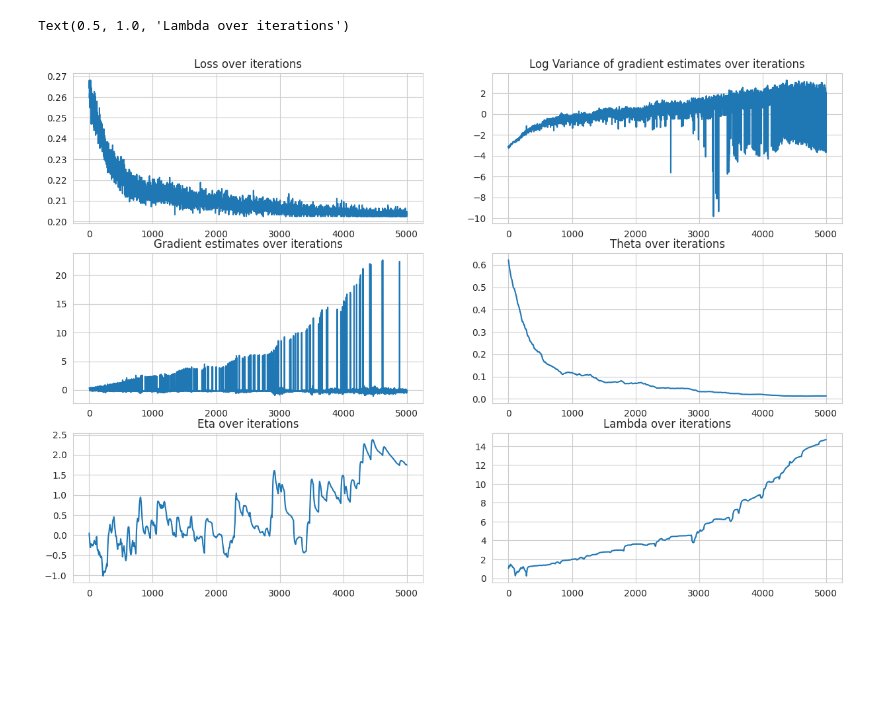
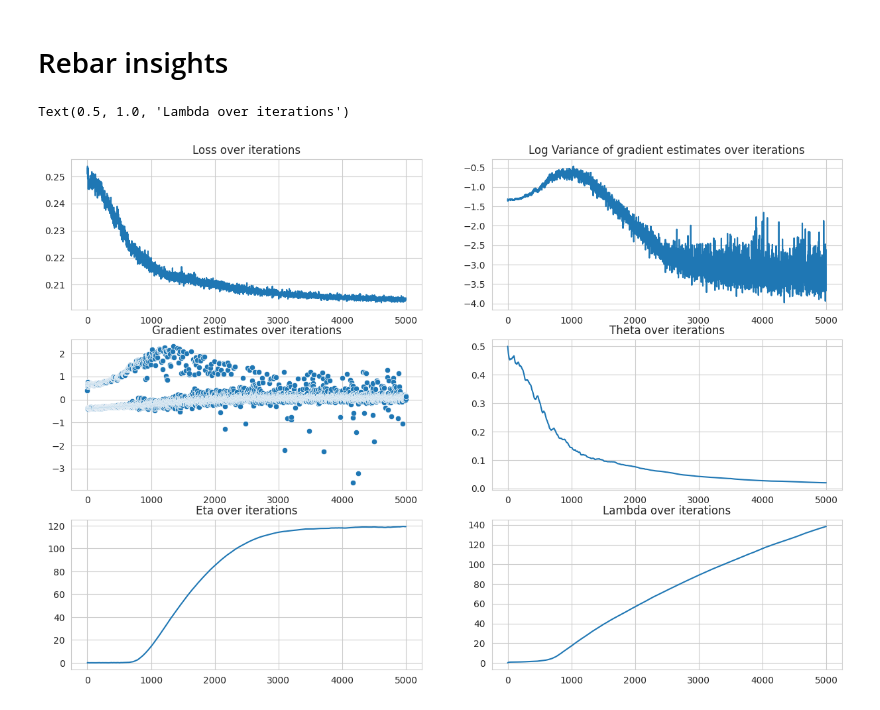
Before and after one commit to ZetrextJG/REBAR-PyTorch, a Jupyter notebook: toy_example_E.ipynb, the cells around one changed output. Saved outputs shown, nothing was run; the diff lists cells and outputs as text; code cells hidden in the pictures; blank space fills up the shorter version.

Commit message:
Working rebar for toy problem

```diff
--- a/toy_example_E.ipynb
+++ b/toy_example_E.ipynb
@@ -91,9 +53,6 @@ def binary_log_likelihood(y, theta):
+# %% [markdown]
+# Rebar insights
 # %%
-max_iter = 5000
-target = 0.45
-f = create_objective(target=target)
-log_pb = binary_log_likelihood
-
 SEED = 42
 np.random.seed(SEED)
 torch.manual_seed(SEED)
@@ -113,28 +64,31 @@ class ThetaModel(nn.Module):
 # %%
+max_iter = 5000
+
 losses = []
 variances = []
 grad_estimates_list = []
+grad_estimates_history = []
+z_tilde_history = []
+rebar_before_grad_history = []
+log_prob_history = []
+z_history = []
 etas = []
 lmbdas = []
 thetas = []
 rebar_before_grads = []
 
-n_variance_samples = 128  # N.o samples to compute variance
+n_variance_samples = 1024  # N.o samples to compute variance
 
-lmbda = torch.tensor([1.0], requires_grad=True)
-eta = torch.tensor([0.1], requires_grad=True)
+lmbda = torch.tensor([0.1], requires_grad=True)
+eta = torch.tensor([-0.1], requires_grad=True)
 
-theta_model = ThetaModel()
-theta_model.train()
+theta_model = SigmoidThetaModel(initial_theta=0.0)
 
-opt = torch.optim.Adam([theta_model.inner_theta], lr=0.01, betas=(0.9, 0.99999))
-opt2 = torch.optim.Adam([lmbda, eta], lr=0.05, betas=(0.9, 0.999))
+opt = torch.optim.Adam(theta_model.parameters(), lr=0.01, betas=(0.9, 0.99999))
+opt2 = torch.optim.Adam([eta, lmbda], lr=0.1, betas=(0.9, 0.99999))
 
 for i in tqdm(range(max_iter)):
-
-    # Initialize theta
-    theta = theta_model.forward()
-
+    theta = theta_model()
     temp_theta = theta.detach().clone().repeat(n_variance_samples, 1)
     temp_theta.requires_grad = True
 
@@ -149,9 +103,17 @@ for i in tqdm(range(max_iter)):
     second_term = eta * f(sigma(z, lmbda))
     third_term = -eta * f(sigma(z_tilde, lmbda))
     rebar_before_grad = first_term + second_term + third_term
+
+    log_prob_history.append(log_pb(b, temp_theta).detach())
+    rebar_before_grad_history.append(rebar_before_grad.detach())
     rebar_before_grads.append(rebar_before_grad[0].detach().item())
 
+    z_tilde_history.append(z_tilde.detach())
+    z_history.append(z.detach())
+
     grad_estimates = torch.autograd.grad(rebar_before_grad.sum(), temp_theta, create_graph=True)[0]
+
+    grad_estimates_history.append(grad_estimates.detach())
 
     losses.append(f(torch.bernoulli(temp_theta.detach())).mean().item())
     variances.append(torch.var(grad_estimates.detach()).item())
@@ -162,7 +124,7 @@ for i in tqdm(range(max_iter)):
 
     opt.zero_grad()
     opt2.zero_grad()
-    eta.grad, lmbda.grad = torch.autograd.grad(torch.mean(grad_estimates[0] ** 2), (eta, lmbda))
+    eta.grad, lmbda.grad = torch.autograd.grad(torch.mean(grad_estimates ** 2), (eta,lmbda))
     autograd.backward(theta, gradient_estimate.detach())
     opt.step()
     opt2.step()
@@ -179,19 +141,19 @@ for i in tqdm(range(max_iter)):
 # %%
 # Create a single figure with subplots
 fig, axs = plt.subplots(3, 2, figsize=(15, 10))
 # Plot the loss
 sns.lineplot(x=range(len(losses)), y=losses, ax=axs[0][0])
 axs[0][0].set_title('Loss over iterations')
 sns.lineplot(x=range(len(losses)), y=np.log(np.array(variances)), ax=axs[0][1])
 axs[0][1].set_title('Log Variance of gradient estimates over iterations')
-sns.lineplot(x=range(len(grad_estimates_list)), y=grad_estimates_list, ax=axs[1][0])
+sns.scatterplot(x=range(len(grad_estimates_list)), y=grad_estimates_list, ax=axs[1][0])
 axs[1][0].set_title('Gradient estimates over iterations')
 sns.lineplot(x=range(len(thetas)), y=thetas, ax=axs[1][1])
 axs[1][1].set_title('Theta over iterations')
 sns.lineplot(x=range(len(etas)), y=etas, ax=axs[2][0])
 axs[2][0].set_title('Eta over iterations')
 sns.lineplot(x=range(len(lmbdas)), y=lmbdas, ax=axs[2][1])
 axs[2][1].set_title('Lambda over iterations')
 # %% [output]
 Text(0.5, 1.0, 'Lambda over iterations')
-[figure, old version]
+[figure, new version]
```
Also changed, not shown: parts of 21 cells of this notebook, 1 other file.
